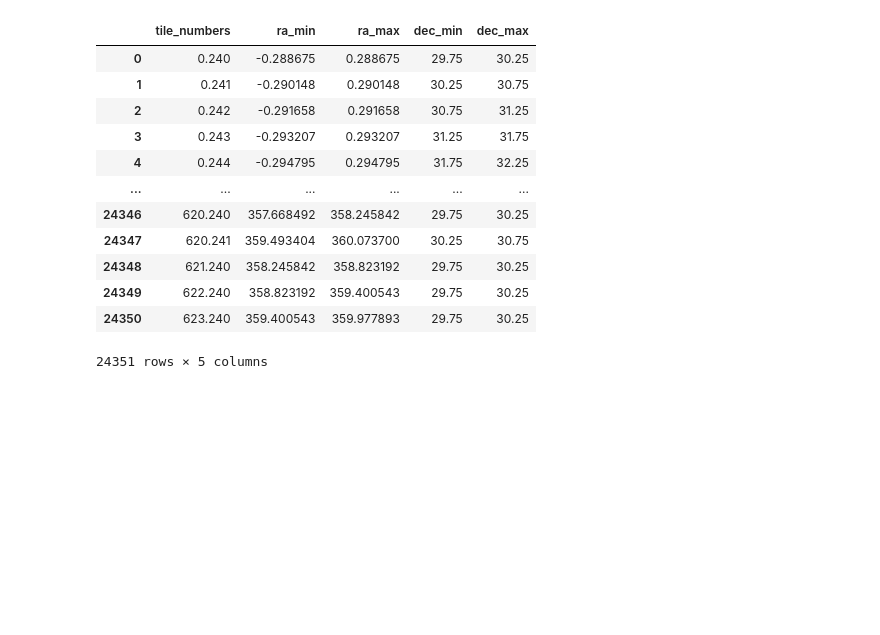
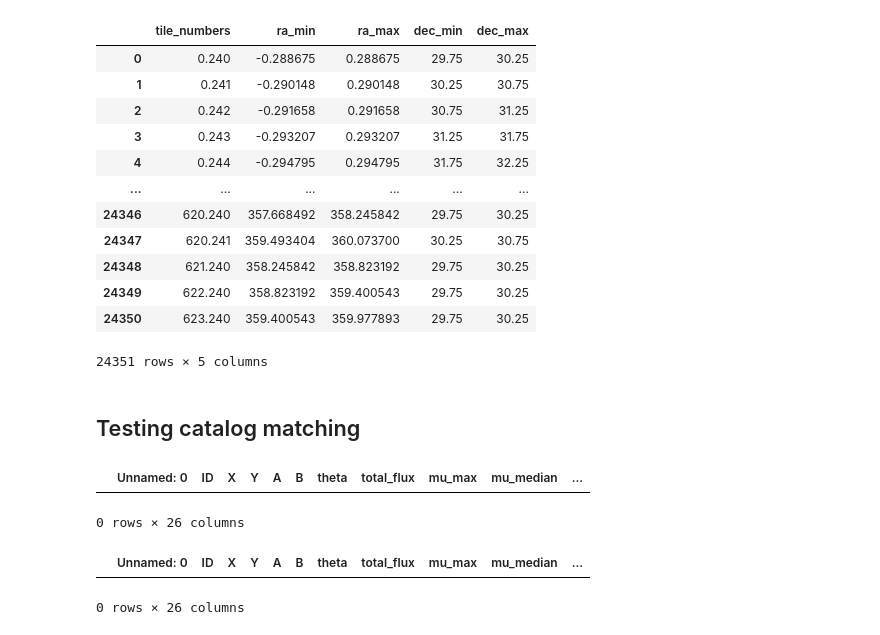
Before and after one commit to heesters-nick/TileSlicer, a Jupyter notebook: notebooks/download_data_make_cutouts.ipynb, the cells around one changed output. Saved outputs shown, nothing was run; the diff lists cells and outputs as text; code cells hidden in the pictures; blank space fills up the shorter version.

```diff
--- a/notebooks/download_data_make_cutouts.ipynb
+++ b/notebooks/download_data_make_cutouts.ipynb
@@ -889,3 +1445,20 @@ tiles
 | 24349 | 622.240 | 358.823192 | 359.400543 | 29.75 | 30.25 |
 | 24350 | 623.240 | 359.400543 | 359.977893 | 29.75 | 30.25 |
 24351 rows × 5 columns
+# %% [markdown]
+## Testing catalog matching
+# %%
+tile_nums = np.array([243,290])
+
+# known_dwarfs = pd.read_csv('/home/nick/astro/TileSlicer/tables/all_known_dwarfs_processed.csv')
+# known_dwarfs = known_dwarfs.loc[known_dwarfs['tile'] == str(tuple(tile_nums))].reset_index(drop=True)
+
+condition = f"tile == '{str(tuple(tile_nums))}'"
+gen = pd.read_csv(os.path.join('/home/nick/astro/TileSlicer/tables/', 'all_known_dwarfs_processed.csv'), chunksize=500, iterator=True)
+known_dwarfs = pd.concat([x.query(condition) for x in gen]).reset_index(drop=True)
+
+
+c_known_dwarfs = SkyCoord(known_dwarfs['ra'], known_dwarfs['dec'], unit='deg', frame='icrs')
+detections = pd.read_csv('/home/nick/astro/UNIONS/lsb-detection-pipeline/NGC5457_test/fields/CFIS_LSB.243.290.r/sci_detections_mto_dt.csv')
+detections.rename(columns={'X': 'x', 'Y': 'y'})
+c_detections = SkyCoord(detections['ra'], detections['dec'], unit='deg', frame='icrs')
@@ -891,0 +1479,18 @@ tiles
+# %%
+common_columns = detections.columns.intersection(df_known_unmatches.columns)
+addition = detections.loc[detections['ID'] == 61616171]
+master = pd.concat([detections, df_known_unmatches[common_columns], addition], ignore_index=True)
+master['known'] = np.where(master['ID'].isin(df_detection_matches['ID']) |
+                   master['ID'].isin(df_known_matches['ID']) |
+                   master['ID'].isin(df_known_unmatches['ID']), 1, 0)
+master['tile'] = f'{tuple(tile_nums)}'
+# %%
+addition
+# %% [output]
+|  | Unnamed: 0 | ID | X | Y | A | B | theta | total_flux | mu_max | mu_median | ... |
+0 rows × 26 columns
+# %%
+pd.DataFrame(columns=detections.columns)
+# %% [output]
+|  | Unnamed: 0 | ID | X | Y | A | B | theta | total_flux | mu_max | mu_median | ... |
+0 rows × 26 columns
```
Also changed, not shown: parts of 29 cells of this notebook, 7 other files.
